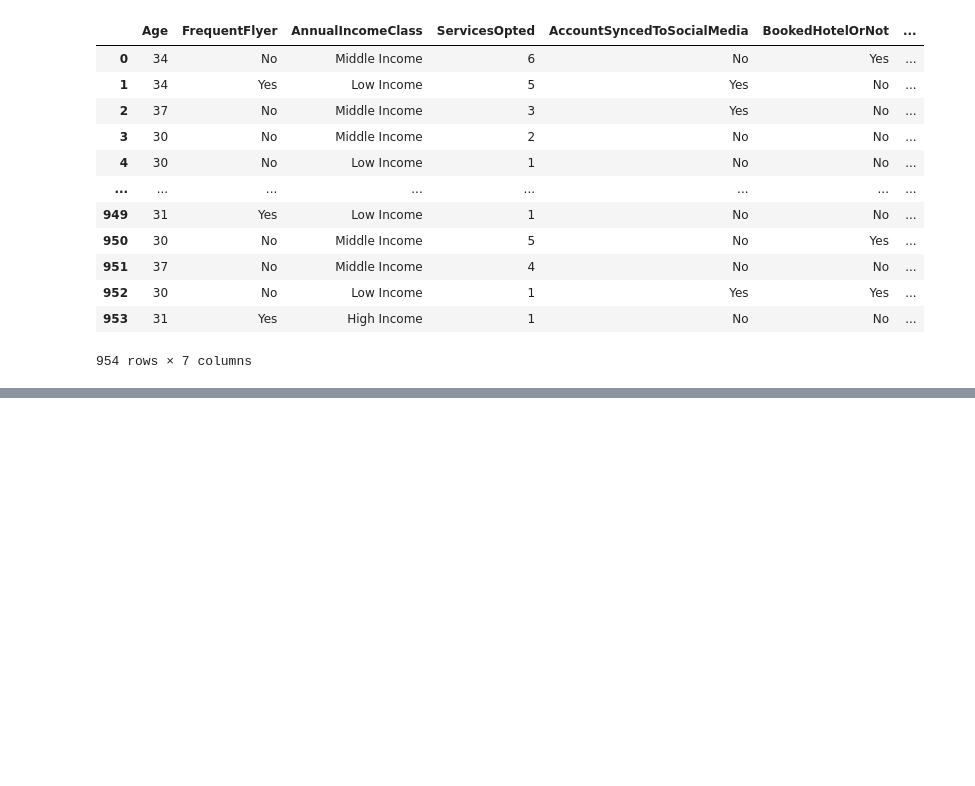
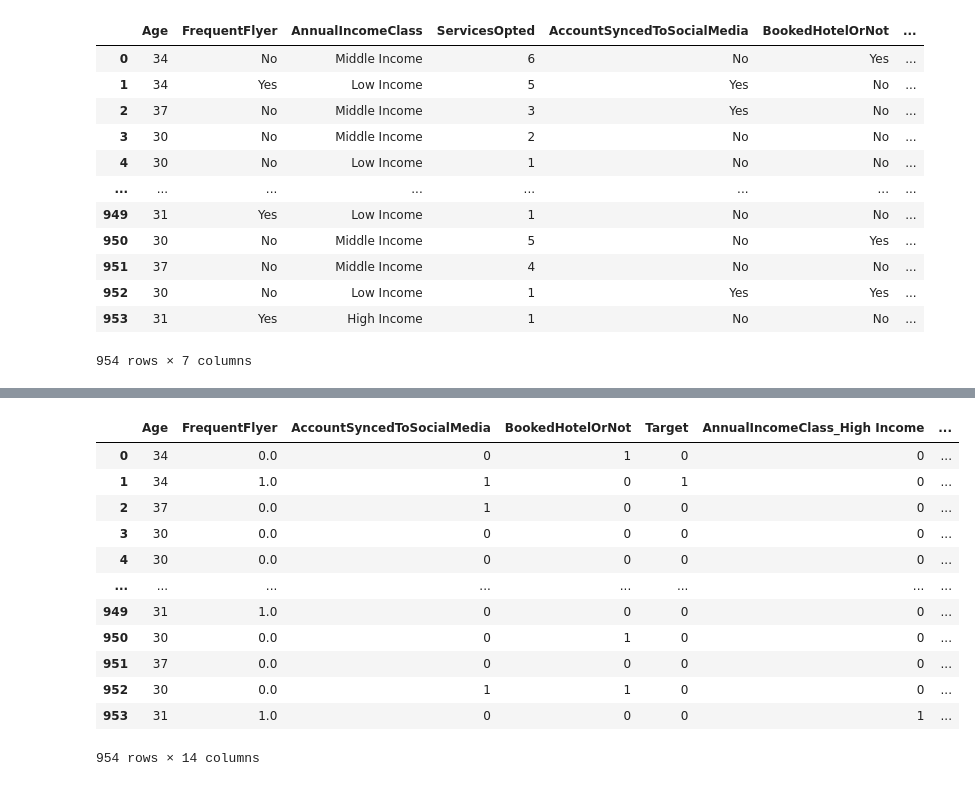
Before and after one commit to diasKayky/churn-predictive-analysis, a Jupyter notebook: notebooks/EDA_Preprocessamento_de_Dados.ipynb, the cells around one changed output, grey strips where cells are left out. Drawn from its saved outputs; the diff is of its cells as text; code cells hidden in the pictures; blank space fills up the shorter version.

```diff
--- a/notebooks/EDA_Preprocessamento_de_Dados.ipynb
+++ b/notebooks/EDA_Preprocessamento_de_Dados.ipynb
@@ -25,0 +60,10 @@ df
+# %%
+# Função para plotar as distribuições das variáveis
+
+def plota_dados_hist(coluna):
+
+    sns.histplot(df[coluna])
+    plt.show()
+# %%
+for coluna in df.columns:
+    plota_dados_hist(coluna)
@@ -25,0 +106,16 @@ df
+# %%
+df
+# %% [output]
+|  | Age | FrequentFlyer | AccountSyncedToSocialMedia | BookedHotelOrNot | Target | AnnualIncomeClass_High Income | ... |
+| 0 | 34 | 0.0 | 0 | 1 | 0 | 0 | ... |
+| 1 | 34 | 1.0 | 1 | 0 | 1 | 0 | ... |
+| 2 | 37 | 0.0 | 1 | 0 | 0 | 0 | ... |
+| 3 | 30 | 0.0 | 0 | 0 | 0 | 0 | ... |
+| 4 | 30 | 0.0 | 0 | 0 | 0 | 0 | ... |
+| ... | ... | ... | ... | ... | ... | ... | ... |
+| 949 | 31 | 1.0 | 0 | 0 | 0 | 0 | ... |
+| 950 | 30 | 0.0 | 0 | 1 | 0 | 0 | ... |
+| 951 | 37 | 0.0 | 0 | 0 | 0 | 0 | ... |
+| 952 | 30 | 0.0 | 1 | 1 | 0 | 0 | ... |
+| 953 | 31 | 1.0 | 0 | 0 | 0 | 1 | ... |
+954 rows × 14 columns
```
Also changed, not shown: parts of 17 cells of this notebook, 5 other files.
